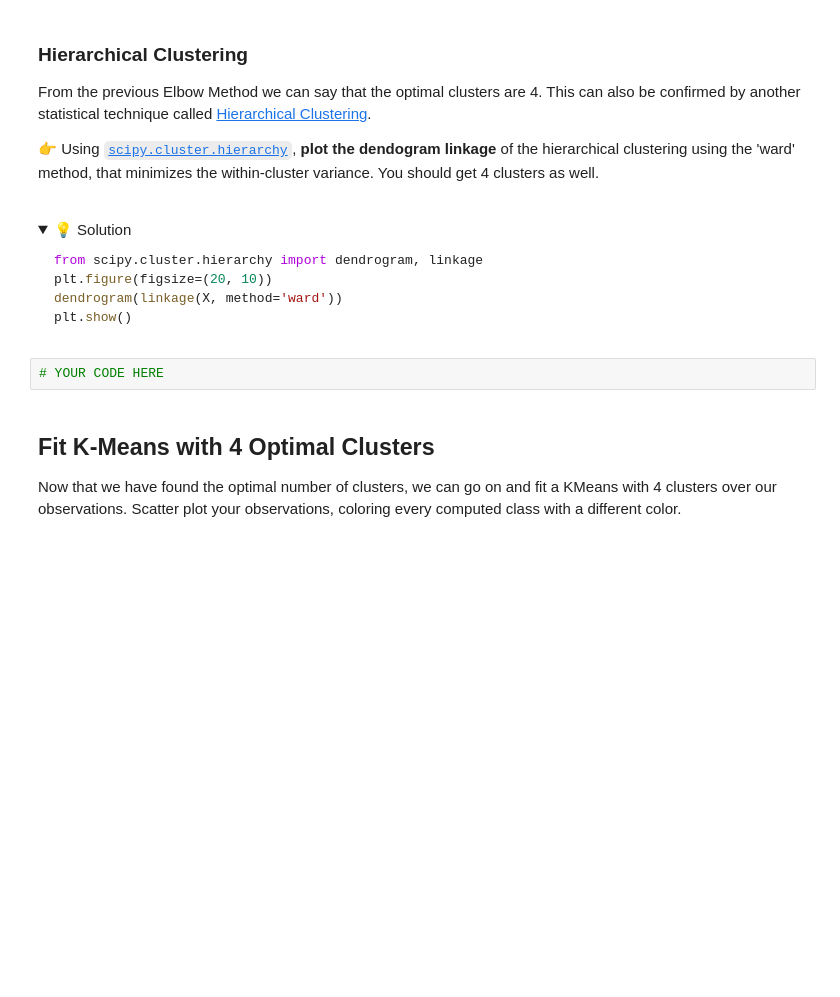
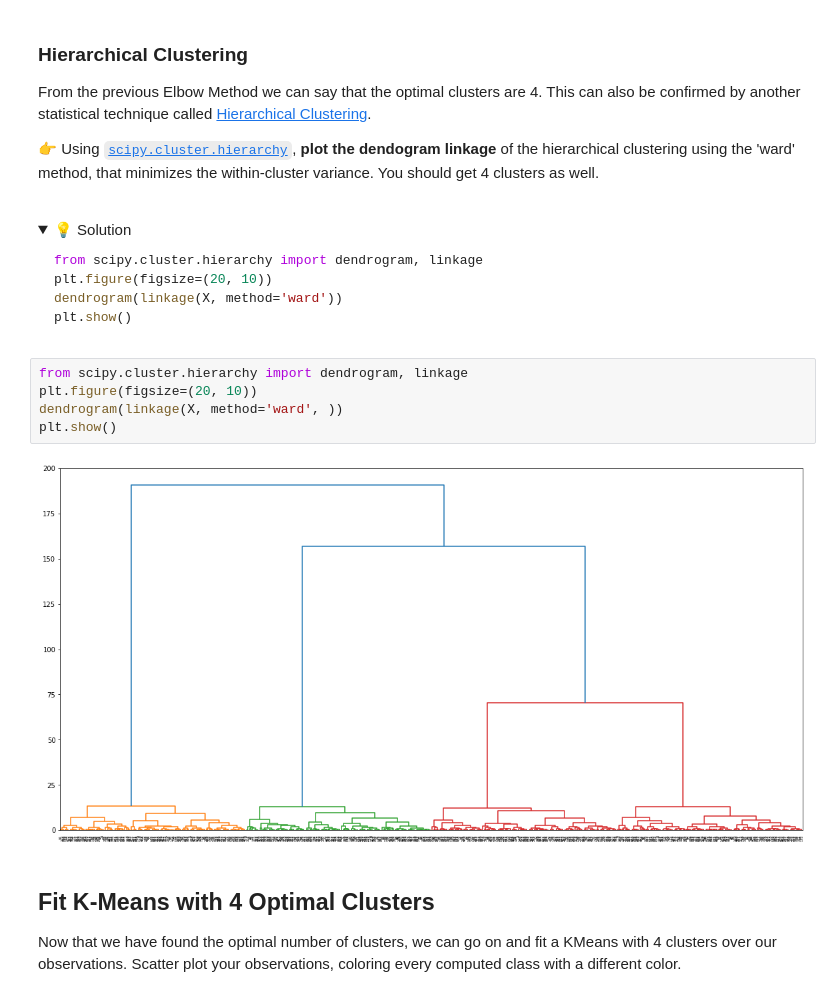
Before and after one commit to moe221/data-challenges-moe, a Jupyter notebook: 05-ML/06-Unsupervised-Learning/01-Image-Compression/warmup_k_means.ipynb, the cells around one changed output. Drawn from its saved outputs; the diff is of its cells as text; folded sections open; blank space fills up the shorter version.

````diff
--- a/05-ML/06-Unsupervised-Learning/01-Image-Compression/warmup_k_means.ipynb
+++ b/05-ML/06-Unsupervised-Learning/01-Image-Compression/warmup_k_means.ipynb
@@ -181,8 +219,13 @@ dendrogram(linkage(X, method='ward'))
 plt.show()
 ```
 </details>
-# %%
-# YOUR CODE HERE
+# %%
+from scipy.cluster.hierarchy import dendrogram, linkage
+plt.figure(figsize=(20, 10))
+dendrogram(linkage(X, method='ward', ))
+plt.show()
+# %% [output]
+[figure, added]
 # %% [markdown]
 ## Fit K-Means with 4 Optimal Clusters
 
````
Also changed, not shown: parts of 7 cells of this notebook.
